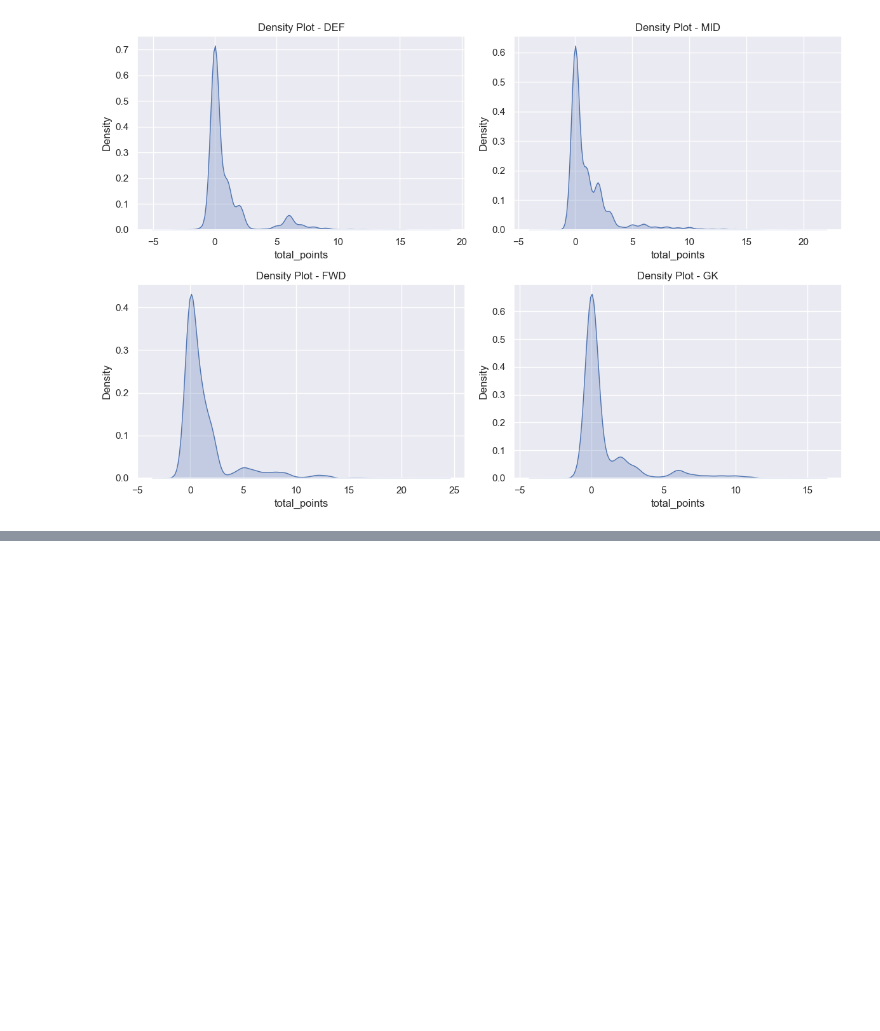
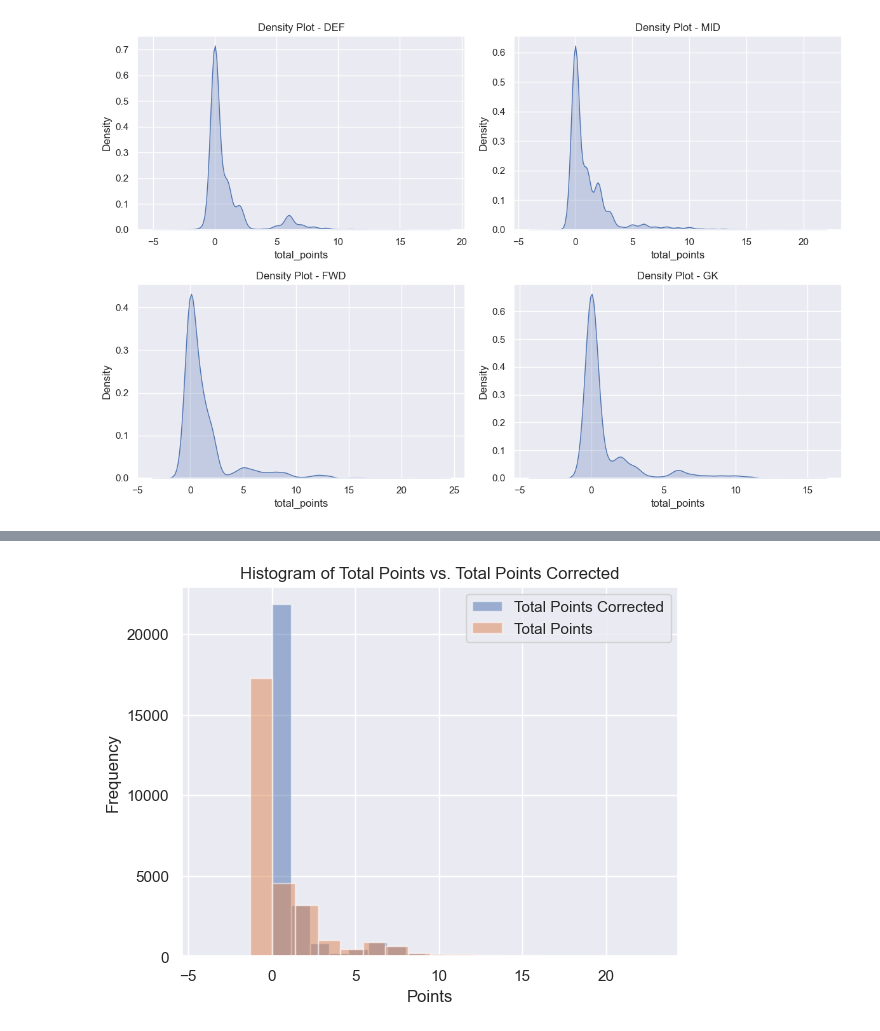
Before and after one commit to WayneQwele/FPLBayesianPoissonRegression, a Jupyter notebook: data_model.ipynb, the cells around one changed output, grey strips where cells are left out. Cells and saved outputs as stored; diff of their text form; code cells hidden in the pictures; blank space fills up the shorter version.

```diff
--- a/data_model.ipynb
+++ b/data_model.ipynb
@@ -124,0 +164,21 @@ def total_point_correction(row):
+# %%
+
+
+
+
+# Create a histogram for 'total_points_corrected'
+plt.hist(modeldata_df['total_points_corrected'], bins=20, alpha=0.5, label='Total Points Corrected')
+
+# Create a histogram for 'total_points'
+plt.hist(modeldata_df['total_points'], bins=20, alpha=0.5, label='Total Points')
+
+# Add labels and a legend
+plt.xlabel('Points')
+plt.ylabel('Frequency')
+plt.legend()
+
+# Show the plot
+plt.title('Histogram of Total Points vs. Total Points Corrected')
+plt.show()
+# %% [output]
+[figure, added]
```
Also changed, not shown: parts of 14 cells of this notebook, 1 other file.
